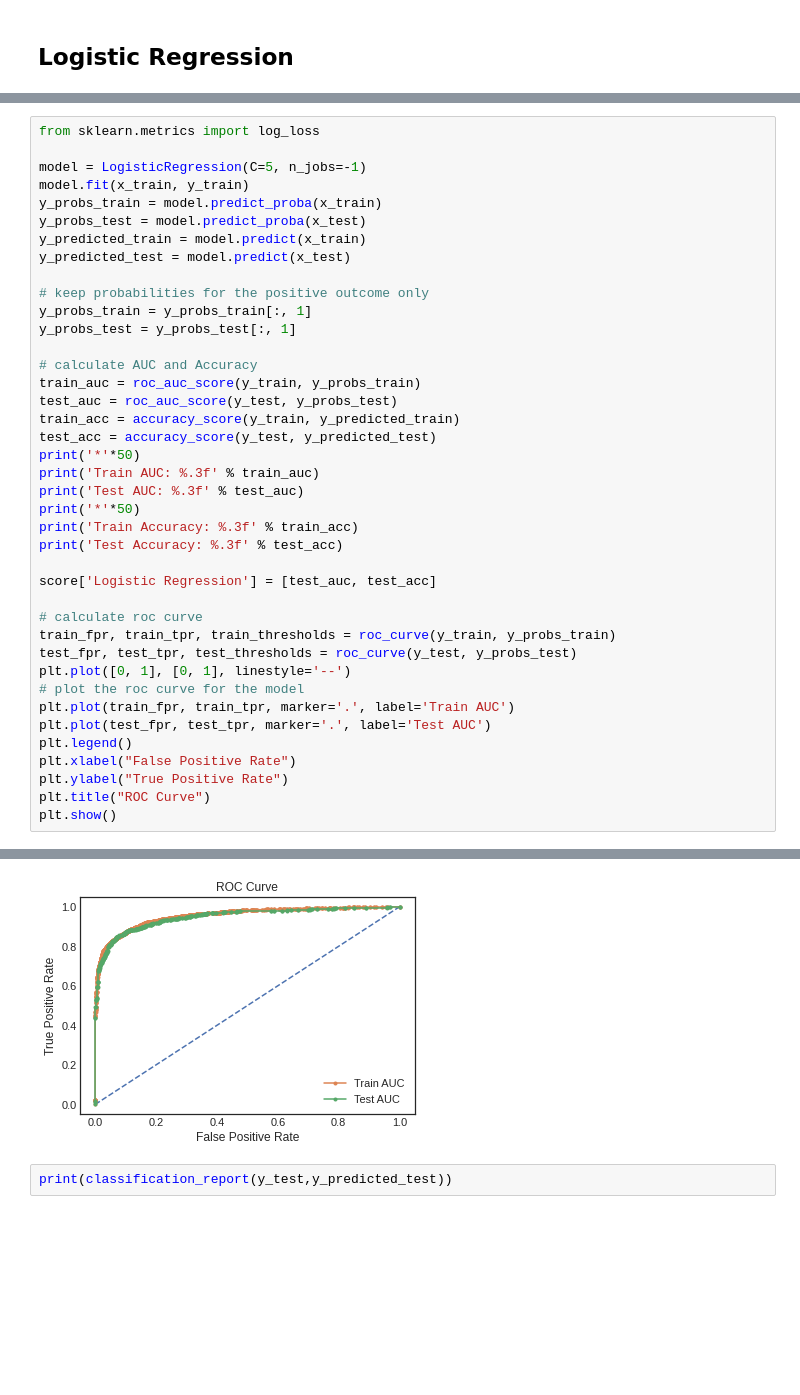
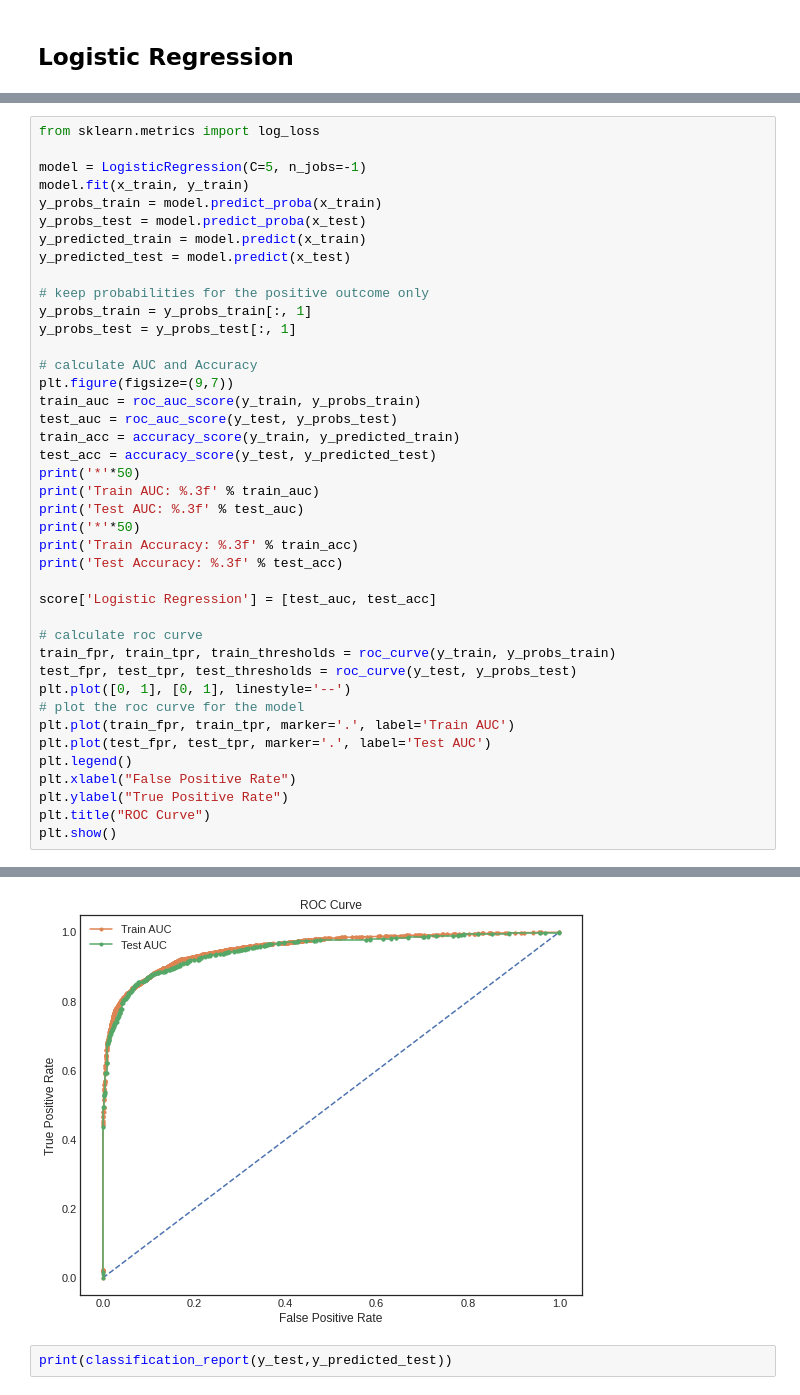
Before and after one commit to sagarrokad1/Bank-Marketing-Effectiveness-Prediction, a Jupyter notebook: Self_Notebook_of_Bank_Marketing_Effectiveness_Prediction_Capstone_Project.ipynb, the cells around one changed output, grey strips where cells are left out. Drawn from its saved outputs; the diff is of its cells as text; blank space fills up the shorter version.

```diff
--- a/Self_Notebook_of_Bank_Marketing_Effectiveness_Prediction_Capstone_Project.ipynb
+++ b/Self_Notebook_of_Bank_Marketing_Effectiveness_Prediction_Capstone_Project.ipynb
@@ -665,39 +677,40 @@ y_probs_train = y_probs_train[:, 1]
 y_probs_test = y_probs_test[:, 1]
 
 # calculate AUC and Accuracy
+plt.figure(figsize=(9,7))
 train_auc = roc_auc_score(y_train, y_probs_train)
 test_auc = roc_auc_score(y_test, y_probs_test)
 train_acc = accuracy_score(y_train, y_predicted_train)
 test_acc = accuracy_score(y_test, y_predicted_test)
 print('*'*50)
 print('Train AUC: %.3f' % train_auc)
 print('Test AUC: %.3f' % test_auc)
 print('*'*50)
 print('Train Accuracy: %.3f' % train_acc)
 print('Test Accuracy: %.3f' % test_acc)
 
 score['Logistic Regression'] = [test_auc, test_acc]
 
 # calculate roc curve
 train_fpr, train_tpr, train_thresholds = roc_curve(y_train, y_probs_train)
 test_fpr, test_tpr, test_thresholds = roc_curve(y_test, y_probs_test)
 plt.plot([0, 1], [0, 1], linestyle='--')
 # plot the roc curve for the model
 plt.plot(train_fpr, train_tpr, marker='.', label='Train AUC')
 plt.plot(test_fpr, test_tpr, marker='.', label='Test AUC')
 plt.legend()
 plt.xlabel("False Positive Rate")
 plt.ylabel("True Positive Rate")
 plt.title("ROC Curve")
 plt.show()
 # %% [output]
 **************************************************
 Train AUC: 0.954
 Test AUC: 0.948
 **************************************************
 Train Accuracy: 0.885
 Test Accuracy: 0.888
-[figure, old version]
+[figure, new version]
 # %%
 print(classification_report(y_test,y_predicted_test))
 # %% [output]
```
Also changed, not shown: parts of 26 cells of this notebook.
